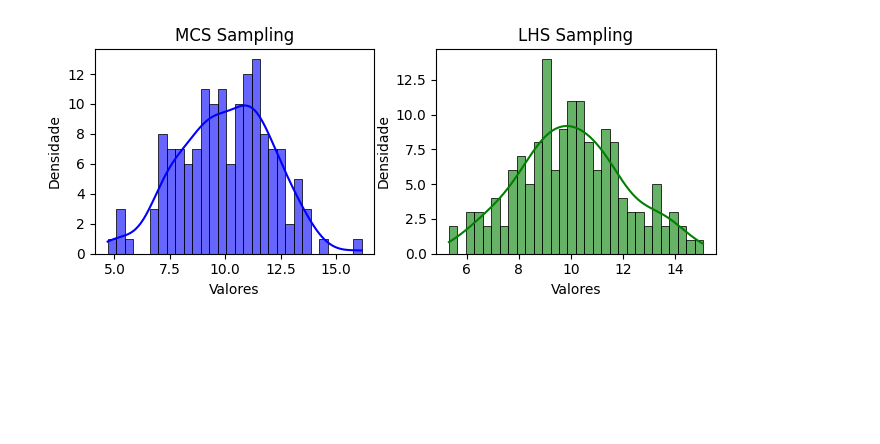
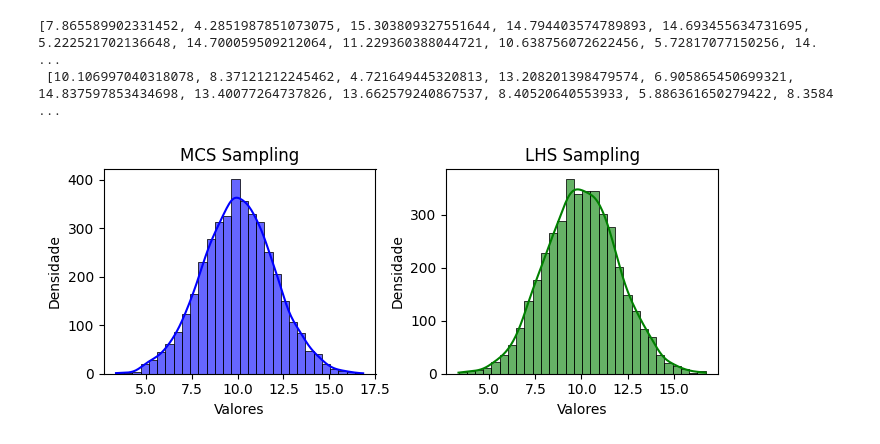
Before and after one commit to Pesquisa-UFCAT/parepy, a Jupyter notebook: local_examples/sampling_examples.ipynb, the cells around one changed output. Cells and saved outputs as stored; diff of their text form; code cells hidden in the pictures; blank space fills up the shorter version.

Commit message:
feat: normal and tests

```diff
--- a/local_examples/sampling_examples.ipynb
+++ b/local_examples/sampling_examples.ipynb
@@ -50,28 +50,36 @@ print(x1, '\n', x2)
+# %%
+n = 100
+x1 = normal_sampling({'mean': 10, 'sigma': 2}, 'lhs', n, 24)
+x2 = normal_sampling({'mean': 10, 'sigma': 2}, 'lhs', n)
+print(x1, '\n', x2)
+# %% [output]
+[7.865589902331452, 4.2851987851073075, 15.303809327551644, 14.794403574789893, 14.693455634731695, 5.222521702136648, 14.700059509212064, 11.229360388044721, 10.638756072622456, 5.72817077150256, 14. ...
+ [10.106997040318078, 8.37121212245462, 4.721649445320813, 13.208201398479574, 6.905865450699321, 14.837597853434698, 13.40077264737826, 13.662579240867537, 8.40520640553933, 5.886361650279422, 8.3584 ...
 # %%
 # Sampling
-n = 150
+n = 4000
 x = normal_sampling({'mean': 10, 'sigma': 2}, 'mcs', n)
 y = normal_sampling({'mean': 10, 'sigma': 2}, 'lhs', n)
 
 # Criar subplots lado a lado
 fig, axes = plt.subplots(1, 2, figsize=(7, 3))
 
 # Primeiro gráfico: Histograma e KDE para dados1
 sns.histplot(x, kde=True, bins=30, color='blue', ax=axes[0], alpha=0.6, edgecolor='black')
 axes[0].set_title('MCS Sampling')
 axes[0].set_xlabel('Valores')
 axes[0].set_ylabel('Densidade')
 
 # Segundo gráfico: Histograma e KDE para dados2
 sns.histplot(y, kde=True, bins=30, color='green', ax=axes[1], alpha=0.6, edgecolor='black')
 axes[1].set_title('LHS Sampling')
 axes[1].set_xlabel('Valores')
 axes[1].set_ylabel('Densidade')
 
 # Ajustar o layout
 plt.tight_layout()
 
 # Mostrar o gráfico
 plt.show()
 # %% [output]
-[figure, old version]
+[figure, new version]
```
Also changed, not shown: parts of 3 cells of this notebook, 2 other files.
